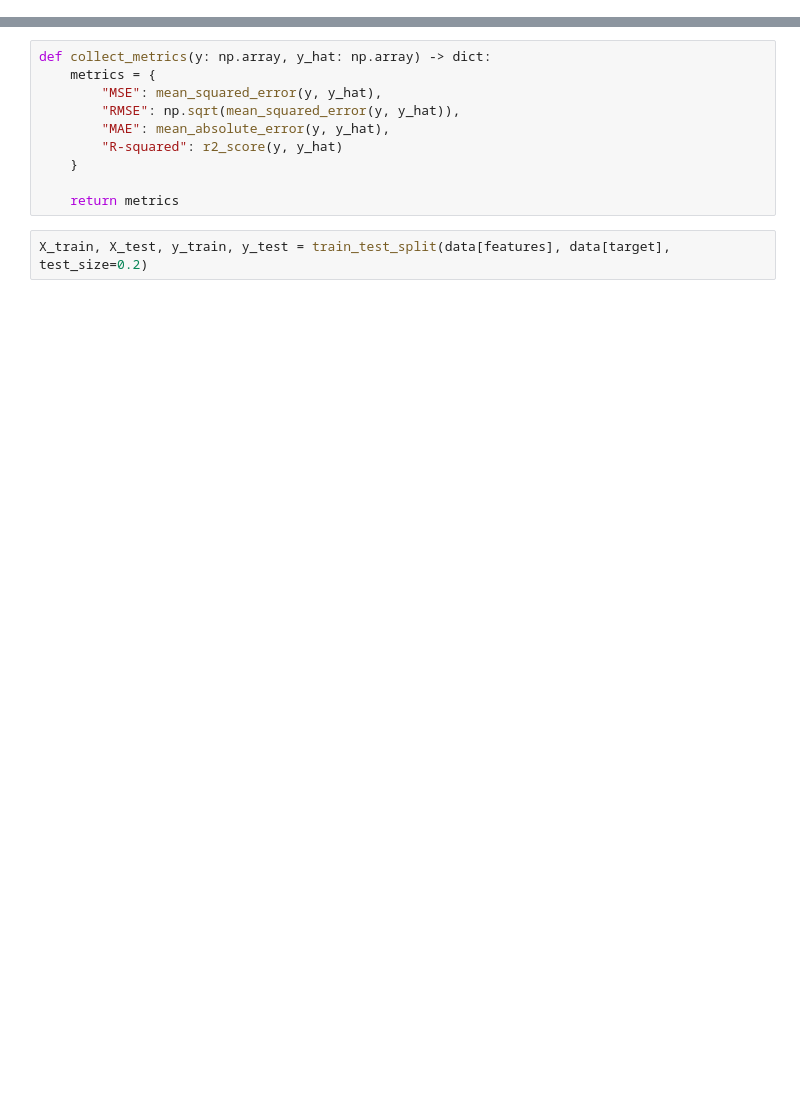
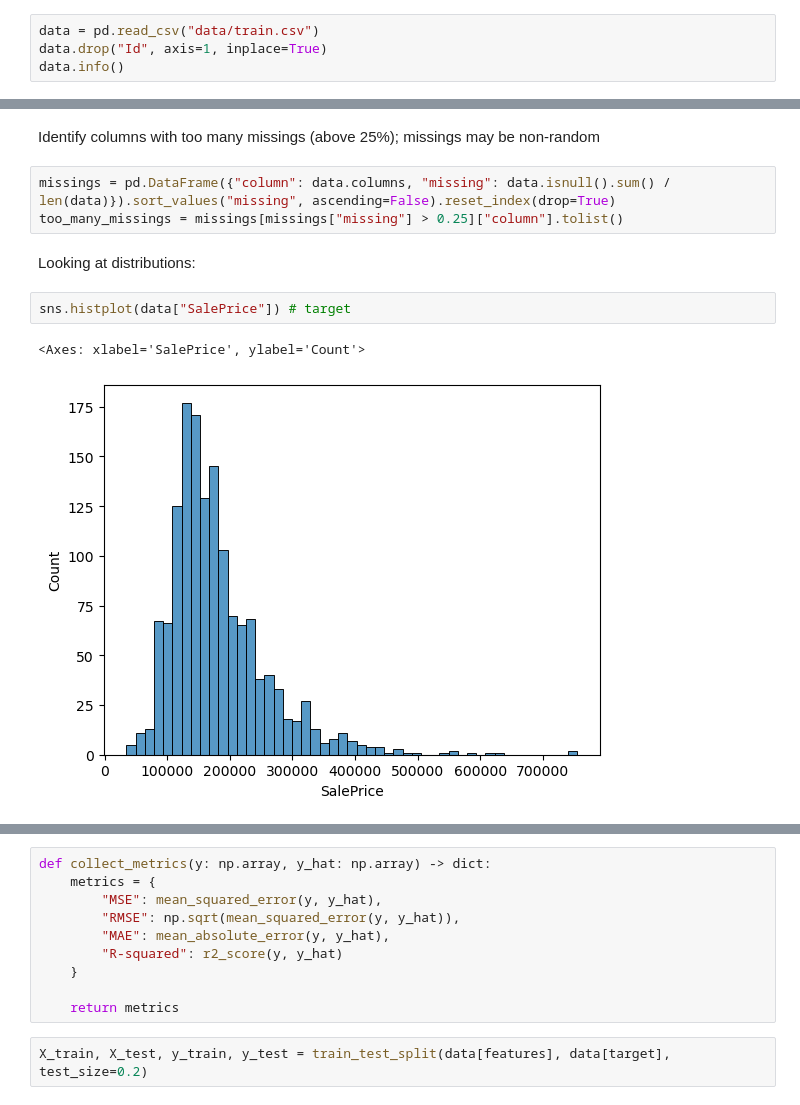
Before and after one commit to kssrr/house-prices, a Jupyter notebook: model.ipynb, the cells around one changed output, grey strips where cells are left out. Drawn from its saved outputs; the diff is of its cells as text; blank space fills up the shorter version.

```diff
--- a/model.ipynb
+++ b/model.ipynb
@@ -20,0 +19,4 @@ features = data.drop(target, axis=1).columns.tolist()
+# %%
+data = pd.read_csv("data/train.csv")
+data.drop("Id", axis=1, inplace=True)
+data.info()
@@ -20,0 +41,12 @@ features = data.drop(target, axis=1).columns.tolist()
+# %% [markdown]
+Identify columns with too many missings (above 25%); missings may be non-random
+# %%
+missings = pd.DataFrame({"column": data.columns, "missing": data.isnull().sum() / len(data)}).sort_values("missing", ascending=False).reset_index(drop=True)
+too_many_missings = missings[missings["missing"] > 0.25]["column"].tolist()
+# %% [markdown]
+Looking at distributions:
+# %%
+sns.histplot(data["SalePrice"]) # target
+# %% [output]
+<Axes: xlabel='SalePrice', ylabel='Count'>
+[figure, added]
```
Also changed, not shown: parts of 25 cells of this notebook, 1 other file.
